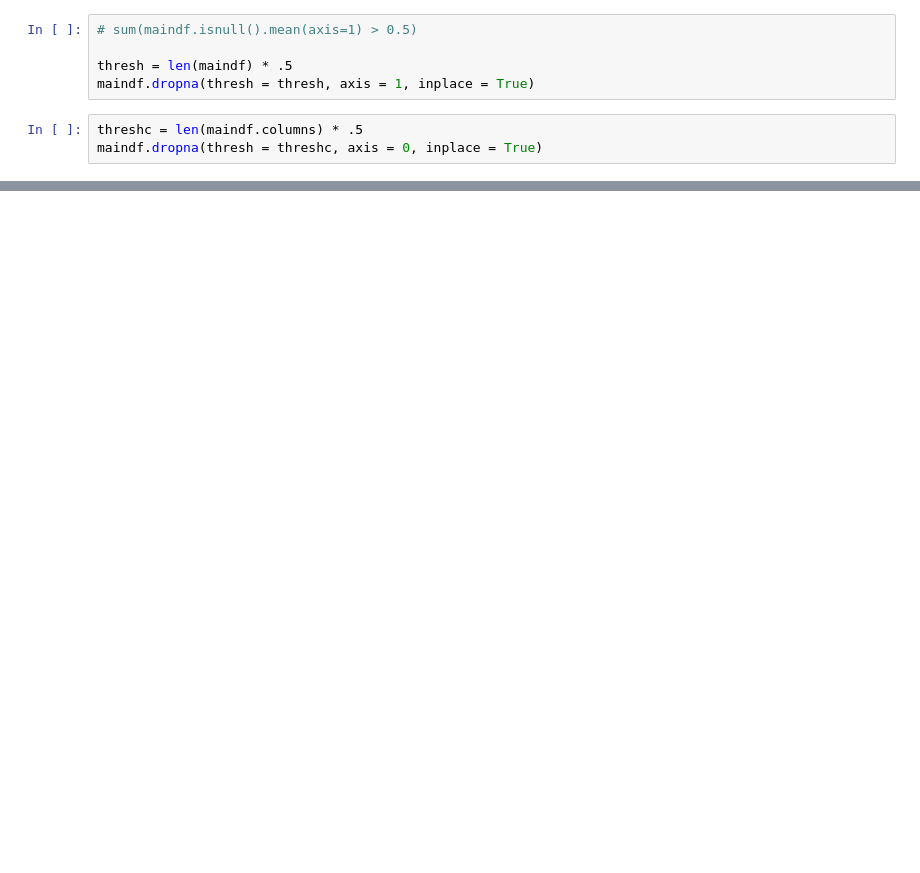
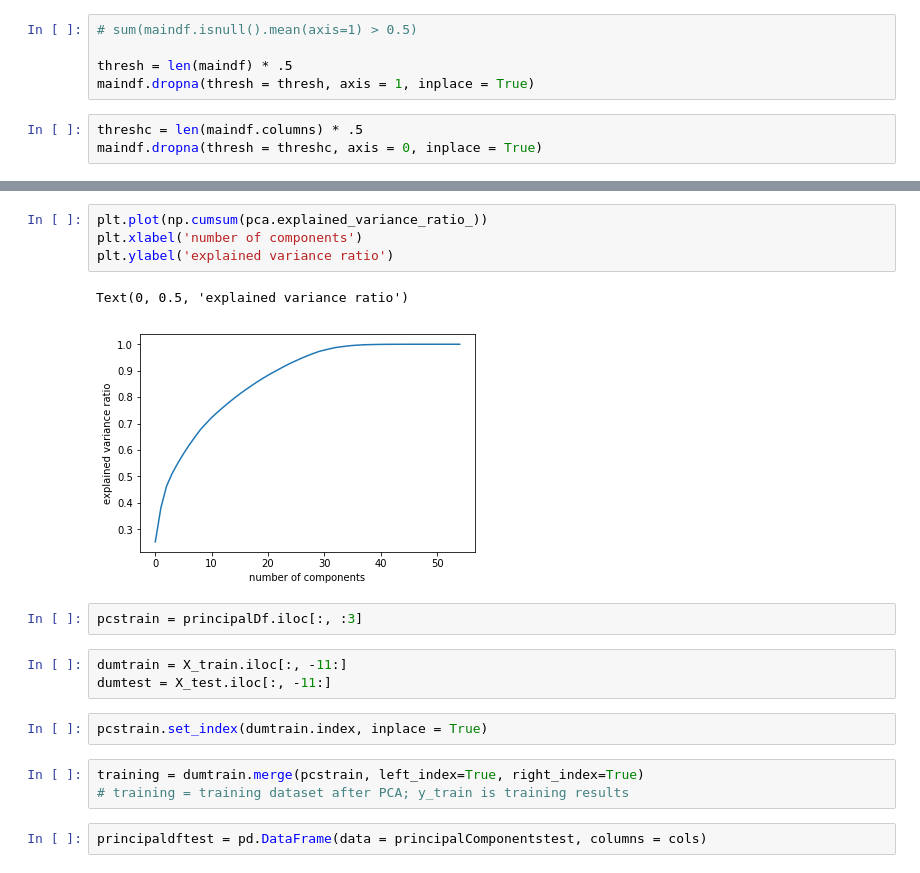
Before and after one commit to ndelrossi7/FloodlightOpenModel, a Jupyter notebook: test1.ipynb, the cells around one changed output, grey strips where cells are left out. Cells and saved outputs as stored; diff of their text form; blank space fills up the shorter version.

```diff
--- a/test1.ipynb
+++ b/test1.ipynb
@@ -141,0 +612,19 @@ maindf['{}'.format('mood_mean')] = maindf.groupby('diagnosis').transform(lambda
+# %%
+plt.plot(np.cumsum(pca.explained_variance_ratio_))
+plt.xlabel('number of components')
+plt.ylabel('explained variance ratio')
+# %% [output]
+Text(0, 0.5, 'explained variance ratio')
+[figure, added]
+# %%
+pcstrain = principalDf.iloc[:, :3]
+# %%
+dumtrain = X_train.iloc[:, -11:]
+dumtest = X_test.iloc[:, -11:]
+# %%
+pcstrain.set_index(dumtrain.index, inplace = True)
+# %%
+training = dumtrain.merge(pcstrain, left_index=True, right_index=True)
+# training = training dataset after PCA; y_train is training results
+# %%
+principaldftest = pd.DataFrame(data = principalComponentstest, columns = cols)
```
Also changed, not shown: parts of 101 cells of this notebook, 2 other files.
